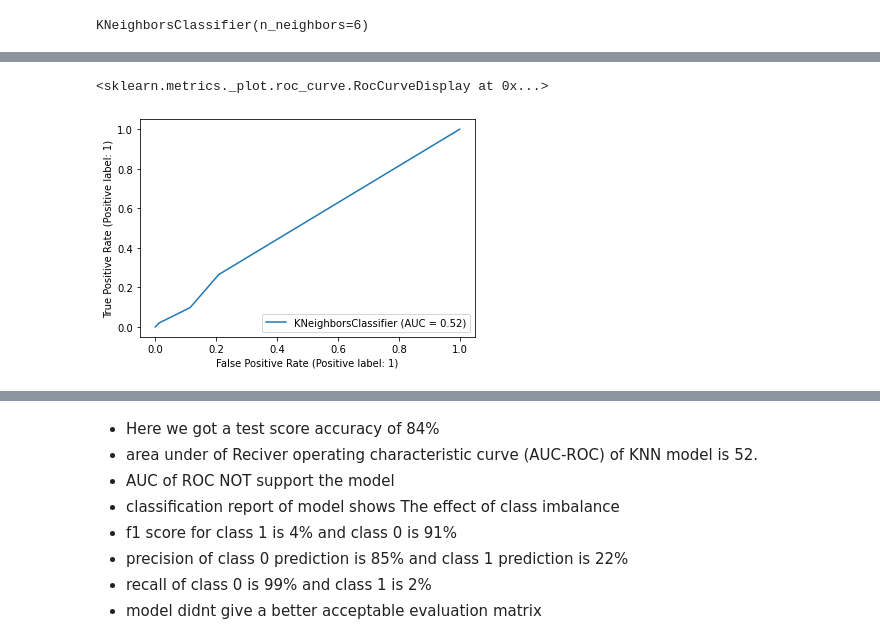
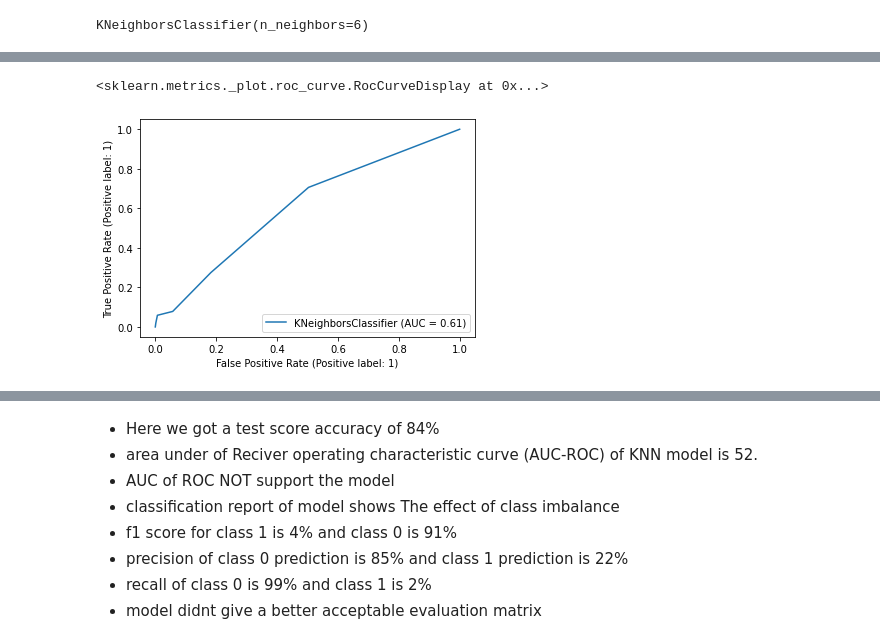
Before and after one commit to amalmon/cardio-vascular-risk-prediction, a Jupyter notebook: cardio_vascular_risk_prediction_individual_notebook_by_AMAL.ipynb, the cells around one changed output, grey strips where cells are left out. Saved outputs shown, nothing was run; the diff lists cells and outputs as text; code cells hidden in the pictures.

```diff
--- a/cardio_vascular_risk_prediction_individual_notebook_by_AMAL.ipynb
+++ b/cardio_vascular_risk_prediction_individual_notebook_by_AMAL.ipynb
@@ -787,9 +787,9 @@ array([[569,   7],
 # %%
 # Plot ROC curve and calculate and calculate AUC metric
-plot_roc_curve(knn, X_test, Y_test)
+plot_roc_curve(knn, X_test_scaled, Y_test)
 # %% [output]
 <sklearn.metrics._plot.roc_curve.RocCurveDisplay at 0x...>
-[figure, old version]
+[figure, new version]
 # %%
 #classification report of KNN model
 print(classification_report(Y_test, y_pred))
```
Also changed, not shown: parts of 48 cells of this notebook.
